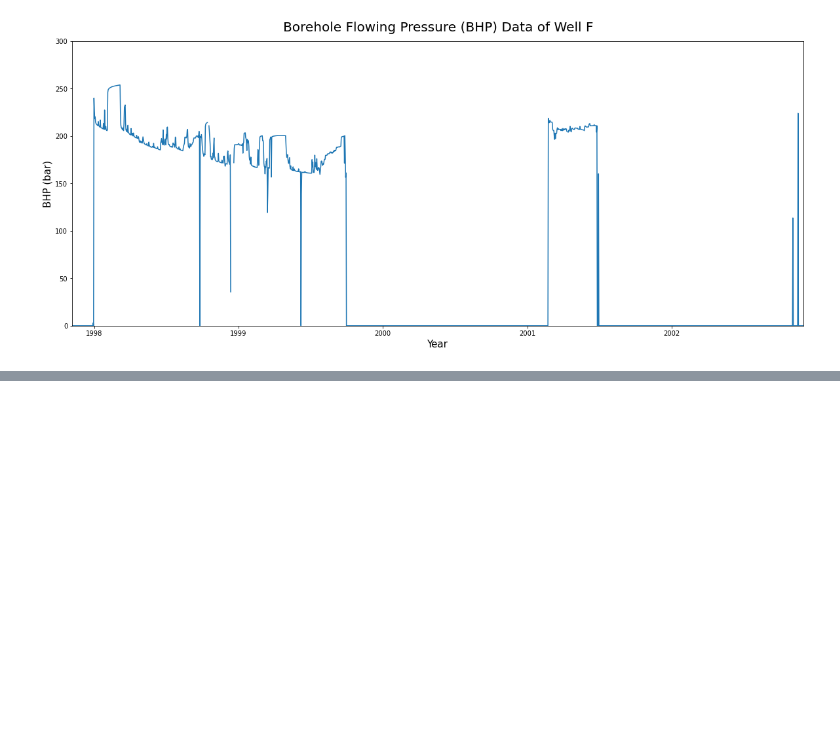
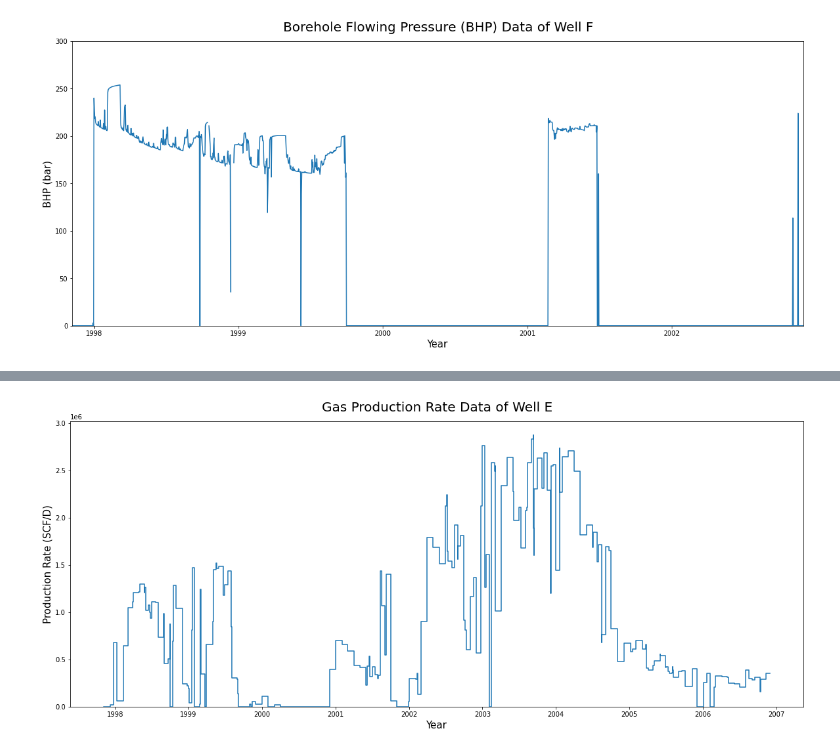
Before and after one commit to kamalif/Res-Eng, a Jupyter notebook: Production_Data.ipynb, the cells around one changed output, grey strips where cells are left out. Cells and saved outputs as stored; diff of their text form; code cells hidden in the pictures; blank space fills up the shorter version.

```diff
--- a/Production_Data.ipynb
+++ b/Production_Data.ipynb
@@ -91,0 +134,13 @@ plt.show()
+# %%
+plt.figure(figsize=(20,8))
+
+plt.step(rate_data['DATE'], rate_data['Gas Rate F'], label='Well F')
+
+plt.title('Gas Production Rate Data of Well E', size=20, pad=15)
+plt.xlabel('Year', size=15)
+plt.ylabel('Production Rate (SCF/D)', size=15)
+plt.ylim(ymin=0)
+
+plt.show()
+# %% [output]
+[figure, added]
```
Also changed, not shown: parts of 7 cells of this notebook.
